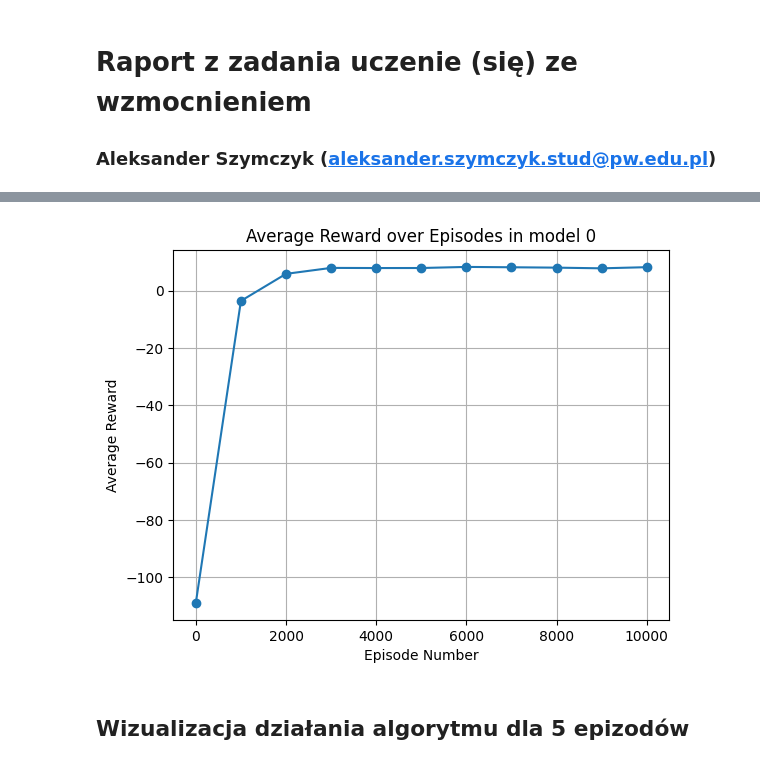
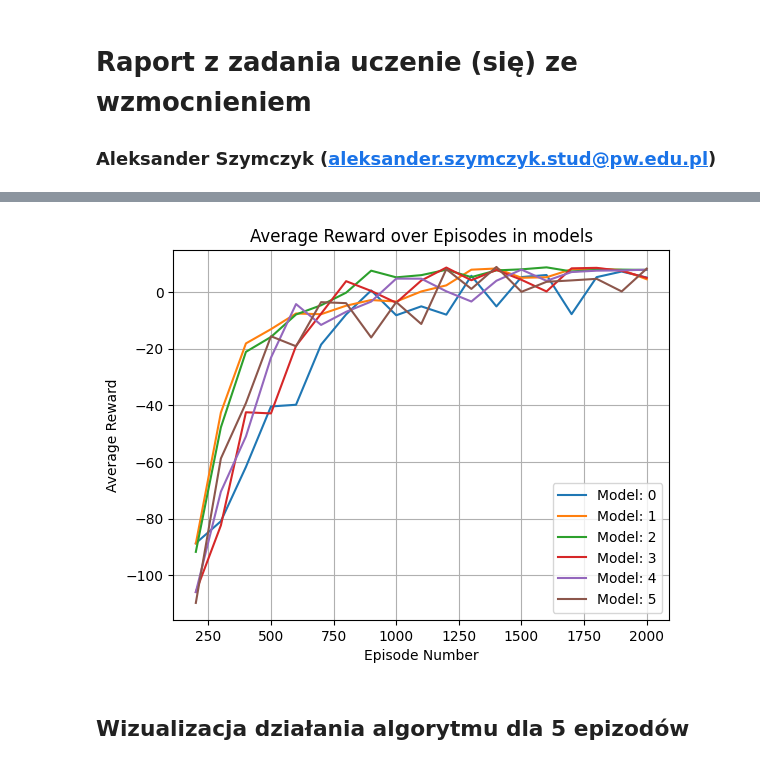
Before and after one commit to AtarSander/artificial-intelligence-from-scratch, a Jupyter notebook: Zad6/raport.ipynb, the cells around one changed output, grey strips where cells are left out. Cells and saved outputs as stored; diff of their text form; code cells hidden in the pictures.

```diff
--- a/Zad6/raport.ipynb
+++ b/Zad6/raport.ipynb
@@ -53,7 +35,7 @@ df2
-# %%
-plot_results(best_model_training, 0)
-# %% [output]
-[figure, removed]
+# %%
+plot_results(accuracies)
+# %% [output]
+[figure, added]
 # %% [markdown]
 ## Wizualizacja działania algorytmu dla 5 epizodów
 # %%
```
Also changed, not shown: parts of 6 cells of this notebook, 2 other files.
